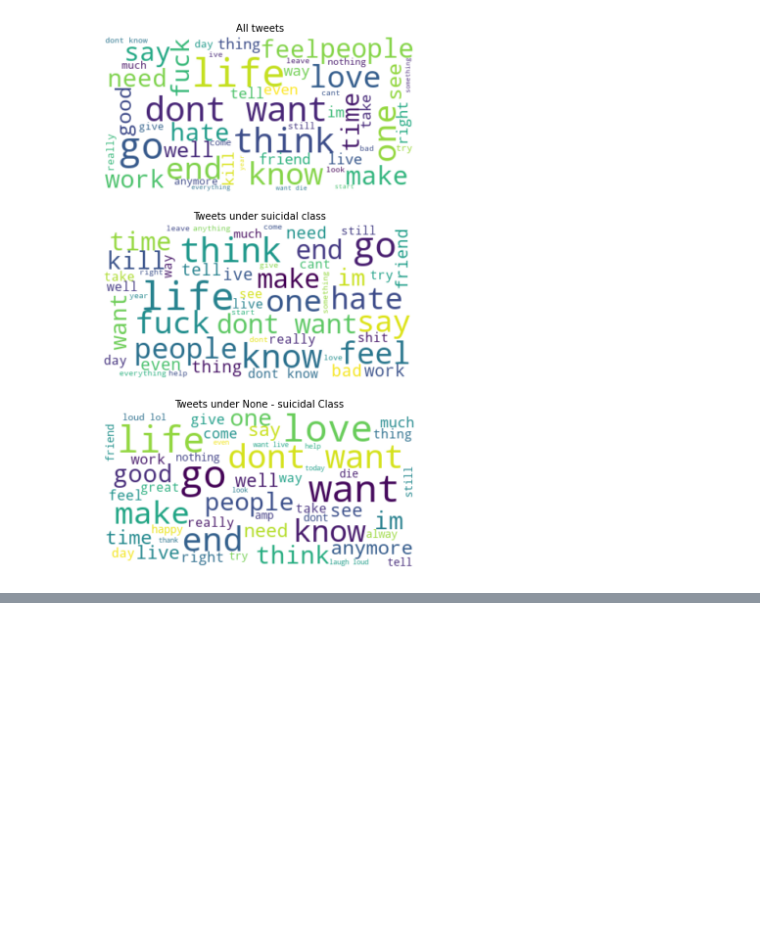
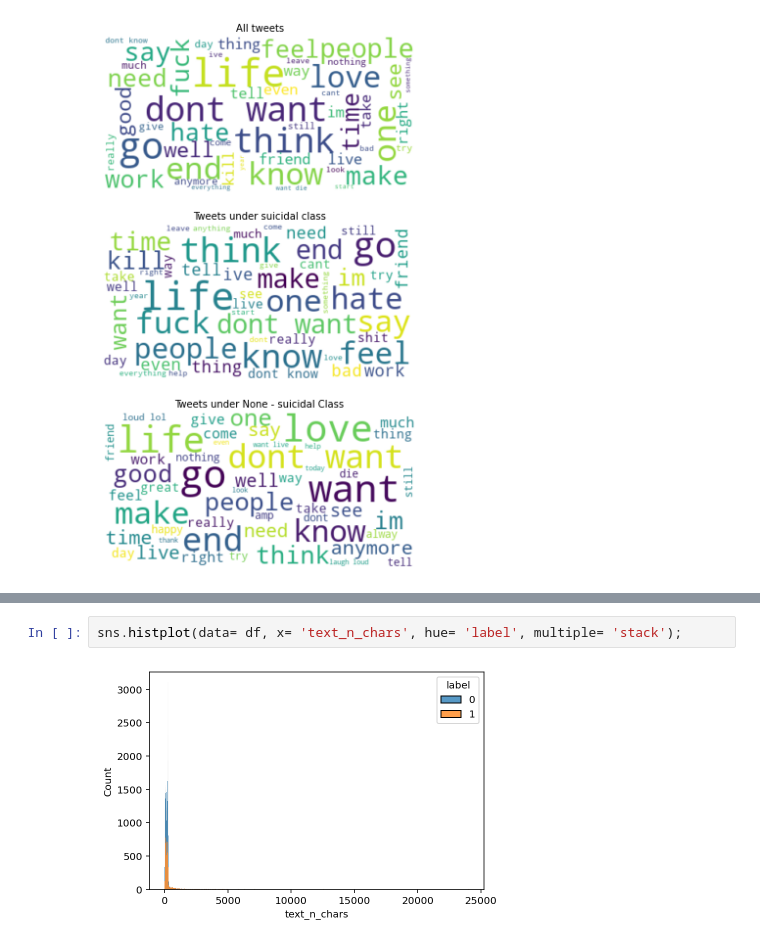
Before and after one commit to rezaul-h/Suicide-Ideation-Detection-with-NLP, a Jupyter notebook: preprocessing.ipynb, the cells around one changed output, grey strips where cells are left out. Cells and saved outputs as stored; diff of their text form; blank space fills up the shorter version.

```diff
--- a/preprocessing.ipynb
+++ b/preprocessing.ipynb
@@ -425,0 +468,4 @@ df.to_csv(path+'/dataset/created/cleaned_df.csv',index=False)
+# %%
+sns.histplot(data= df, x= 'text_n_chars', hue= 'label', multiple= 'stack');
+# %% [output]
+[figure, added]
```
Also changed, not shown: parts of 6 cells of this notebook, 1 other file.
